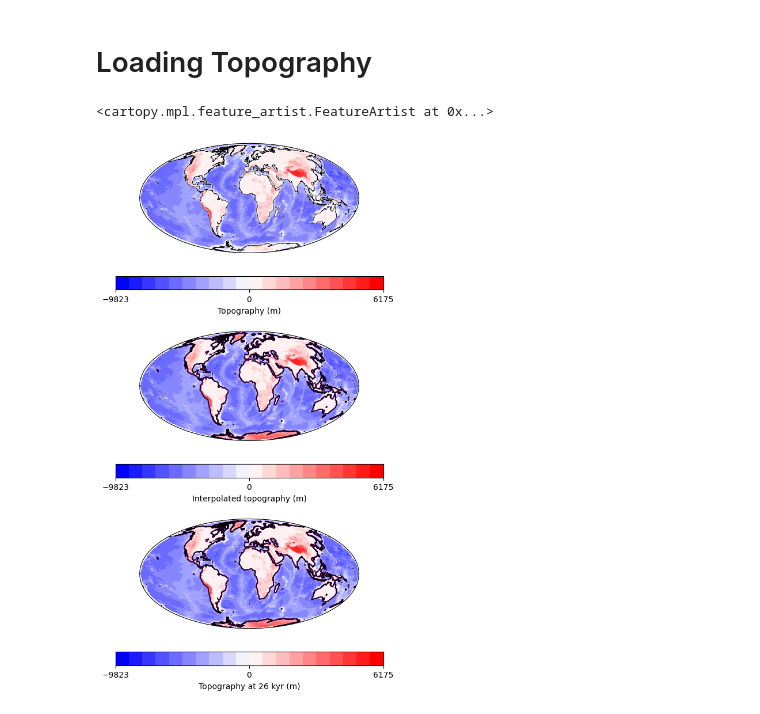
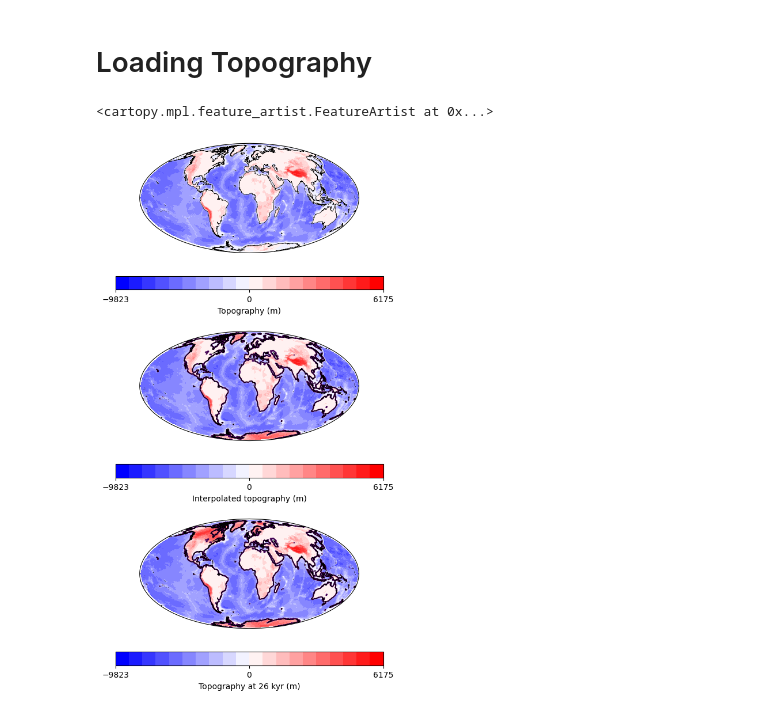
Before and after one commit to AHenryLarroze/Py_SL_C0de, a Jupyter notebook: src/Loading_ice_and_sediment.ipynb, the cells around one changed output. Saved outputs shown, nothing was run; the diff lists cells and outputs as text; code cells hidden in the pictures.

Commit message:
Integrate_subsidenc_plot

```diff
--- a/src/Loading_ice_and_sediment.ipynb
+++ b/src/Loading_ice_and_sediment.ipynb
@@ -24,12 +24,12 @@ ice_0=ice_in.T[0,:,:].copy()
 ice_in=np.diff(ice_in.T,axis=0)
 ice_in=np.concatenate((np.expand_dims(ice_0,axis=0),ice_in),axis=0)
 # %%
-stop=122 # define the number of time steps
-step=1
+stop=26 # define the number of time steps
+step=0.5
 time_step=np.arange(start=stop,stop=-step,step=-step) # in kyr to present
 maxdeg=512 # define the maximum degree for spherical harmonics.
 
-ice_time_grid=ICE_TIME_GRID(time_step,maxdeg,grid_name='ice_ICE6G_122_512')
+ice_time_grid=ICE_TIME_GRID(time_step,maxdeg,grid_name='ice_ICE6G_26_512')
 
 ice_time_grid.interp_on_time_and_space(ice_in,ice_time,ice_lon,ice_lat,grid_type='global',backend=True)
 # %% [output]
@@ -332,12 +339,12 @@ topo_grid=data['topo_bed'][::2,1::2].squeeze()
 topo_lat=data['lat_topo'].squeeze()[::-2]
 topo_lon=data['lon_topo'].squeeze()[1::2]
 # %%
-stop=122 # define the number of time steps
-step=1
+stop=26 # define the number of time steps
+step=0.5
 time_step=np.arange(start=stop,stop=-step,step=-step)
 maxdeg=512 # define the maximum degree for spherical harmonics.
 
-topo_time_grid=TOPOGRAPHIC_TIME_GRID(time_step,maxdeg,grid_name='topo_topo_SL_AYS2_122_512')
+topo_time_grid=TOPOGRAPHIC_TIME_GRID(time_step,maxdeg,grid_name='topo_topo_SL_AYS1_26_512')
 topo_time_grid.topo_pres=topo_time_grid.interp_on(topo_grid,topo_lon,topo_lat,grid_type='global')+ice_time_grid.height_time_grid.sum(0)
 
 # there is no ice in topo_sl
@@ -368,35 +375,35 @@ cbar=plt.colorbar(mappable=m, orientation="horizontal", shrink=0.5)
 cbar.set_label('Interpolated topography (m)')
 cbar.set_ticks([topo_time_grid.topo_pres.min(), 0, topo_time_grid.topo_pres.max()])
 ax.add_feature(cartopy.feature.OCEAN, alpha=alpha_ocean, zorder=99, facecolor="#BBBBBB")
 ax.coastlines(resolution="50m", zorder=100, linewidth=coast_line_width)
 
 norm2 = colors.TwoSlopeNorm(vmin=None,vmax=None,vcenter=0)
 
 ax  = plt.subplot(311, projection=ccrs.Mollweide())
 ax.set_global()
 colormap = cmap
 m = ax.imshow(topo_grid, origin='lower', transform=ccrs.PlateCarree(),extent=[0,360, -89, 89], zorder=0, cmap=colormap, interpolation="gaussian",norm=norm2)
 cbar=plt.colorbar(mappable=m, orientation="horizontal", shrink=0.5)
 cbar.set_label('Topography (m)')
 cbar.set_ticks([topo_grid.min(), 0, topo_grid.max()])
 ax.add_feature(cartopy.feature.OCEAN, alpha=alpha_ocean, zorder=99, facecolor="#BBBBBB")
 ax.coastlines(resolution="50m", zorder=100, linewidth=coast_line_width)
 
 norm3 = colors.TwoSlopeNorm(vmin=None,vmax=None,vcenter=0)
 
 ax  = plt.subplot(313, projection=ccrs.Mollweide())
 ax.set_global()
 colormap = cmap
-m = ax.imshow(topo_time_grid.height_time_grid[-1,:,:], origin='lower', transform=ccrs.PlateCarree(),extent=[0,360, -89, 89], zorder=0, cmap=colormap, interpolation="gaussian",norm=norm3)
+m = ax.imshow(topo_time_grid.height_time_grid[0,:,:], origin='lower', transform=ccrs.PlateCarree(),extent=[0,360, -89, 89], zorder=0, cmap=colormap, interpolation="gaussian",norm=norm3)
 ax.contour(topo_time_grid.elons,topo_time_grid.lats[::-1],topo_time_grid.height_time_grid[-1,:,:],[0], transform=ccrs.PlateCarree(),extent=[0,360, -89, 89],linewidth=coast_line_width)
 cbar=plt.colorbar(mappable=m, orientation="horizontal", shrink=0.5)
 cbar.set_label('Topography at 26 kyr (m)')
 cbar.set_ticks([topo_time_grid.height_time_grid[0,:,:].min(), 0, topo_time_grid.height_time_grid[0,:,:].max()])
 ax.add_feature(cartopy.feature.OCEAN, alpha=alpha_ocean, zorder=99, facecolor="#BBBBBB")
 ax.coastlines(resolution="50m", zorder=100, linewidth=coast_line_width)
 # %% [output]
 <cartopy.mpl.feature_artist.FeatureArtist at 0x...>
-[figure, old version]
+[figure, new version]
 # %%
 fig.savefig(Output_way+'TOPO/MAP/interpolation_'+topo_time_grid.time_grid_name+'.pdf')
 topo_time_grid.save(save_way=Output_way+'TOPO')
```
Also changed, not shown: parts of 5 cells of this notebook, 58 other files.
